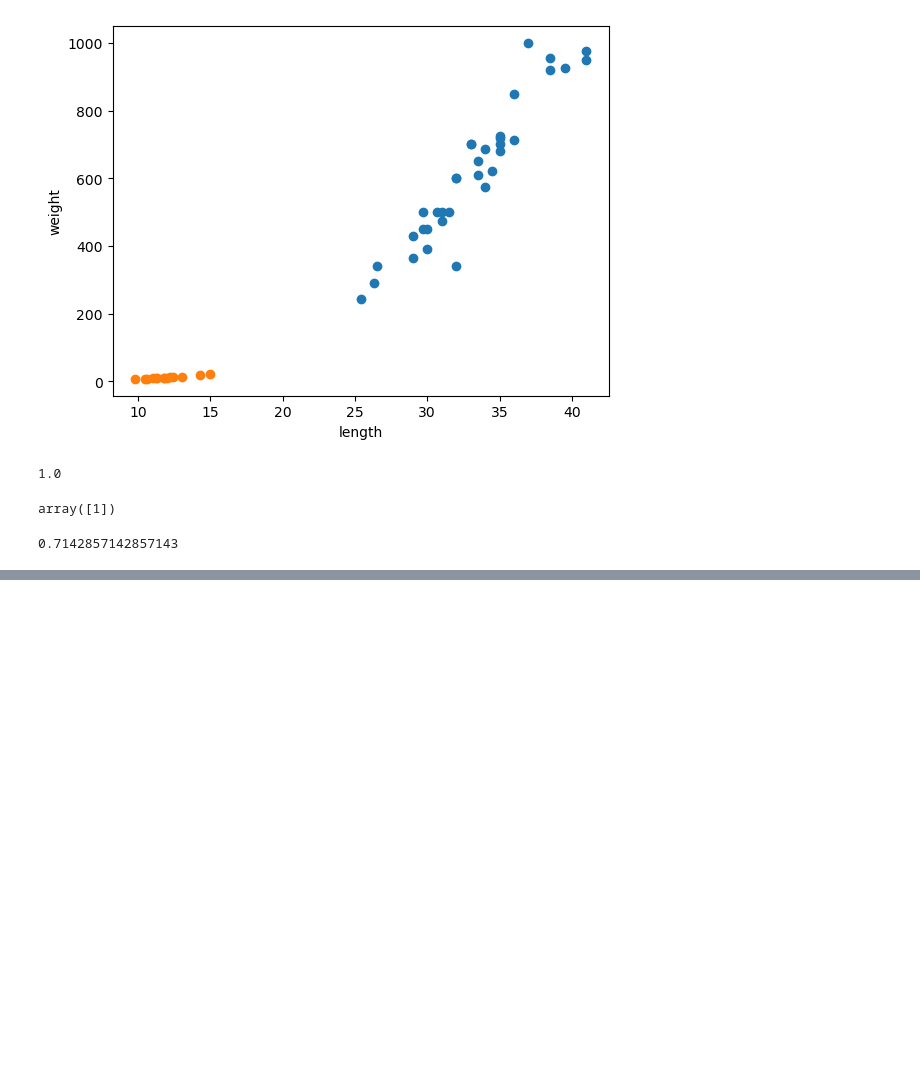
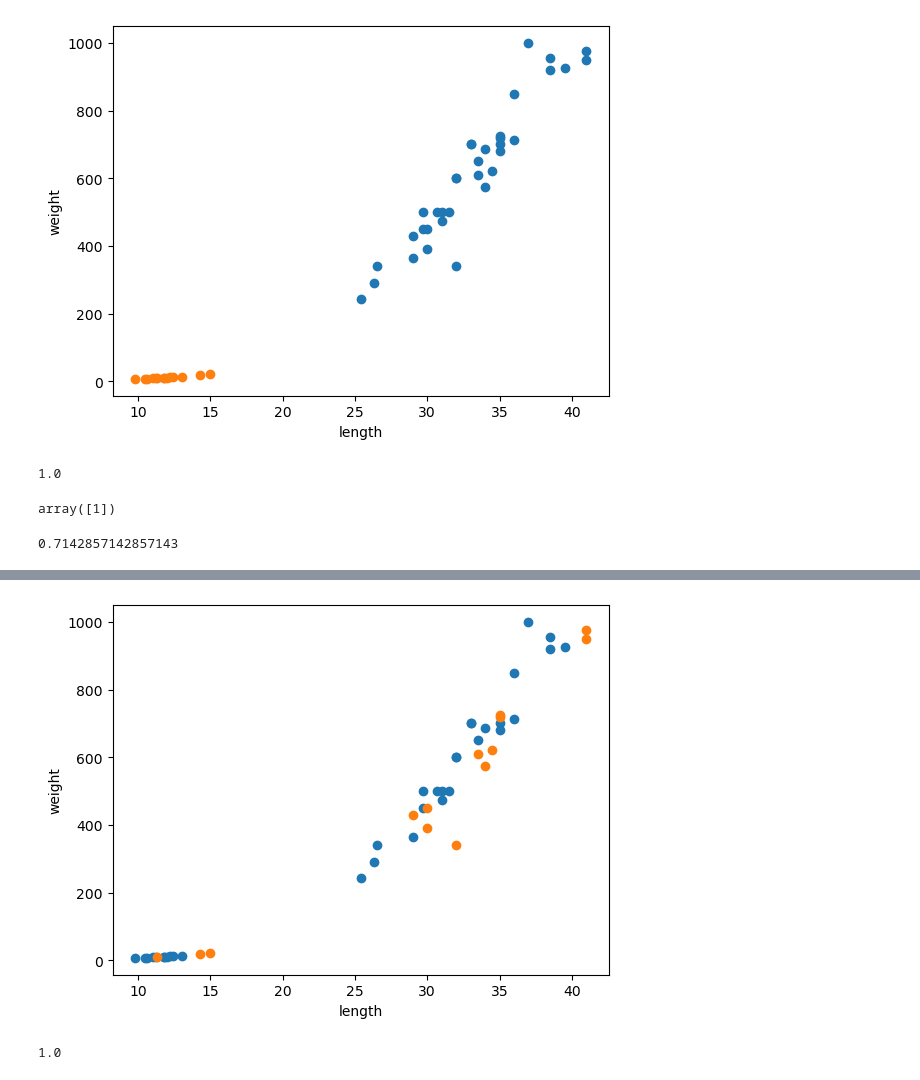
Before and after one commit to Hanhojjung/---_--, a Jupyter notebook: Knn(도미,빙어).ipynb, the cells around one changed output, grey strips where cells are left out. Cells and saved outputs as stored; diff of their text form; code cells hidden in the pictures; blank space fills up the shorter version.

```diff
--- a/Knn(도미,빙어).ipynb
+++ b/Knn(도미,빙어).ipynb
@@ -72,0 +86,6 @@ kn49.score(fish_data, fish_target)
+# %%
+import numpy as np
+input_arr = np.array(fish_data)
+target_arr = np.array(fish_target)
+
+print(input_arr)
@@ -72,0 +110,24 @@ kn49.score(fish_data, fish_target)
+# %%
+# 데이터 섞기(도미와 빙어 데이터가 적절하게 섞을 수 있도록 해야 함)
+index = np.arange(49)
+np.random.shuffle(index)
+
+train_input = input_arr[index[:35]]
+train_target = target_arr[index[:35]]
+
+test_input = input_arr[index[35:]]
+test_target = target_arr[index[35:]]
+# %%
+import matplotlib.pyplot as plt
+plt.scatter(train_input[:,0], train_input[:,1])
+plt.scatter(test_input[:,0],test_input[:,1])
+plt.xlabel('length')
+plt.ylabel('weight')
+plt.show()
+# %% [output]
+[figure, added]
+# %%
+kn = kn.fit(train_input, train_target)
+kn.score(test_input,test_target)
+# %% [output]
+1.0
```
Also changed, not shown: parts of 3 cells of this notebook.
